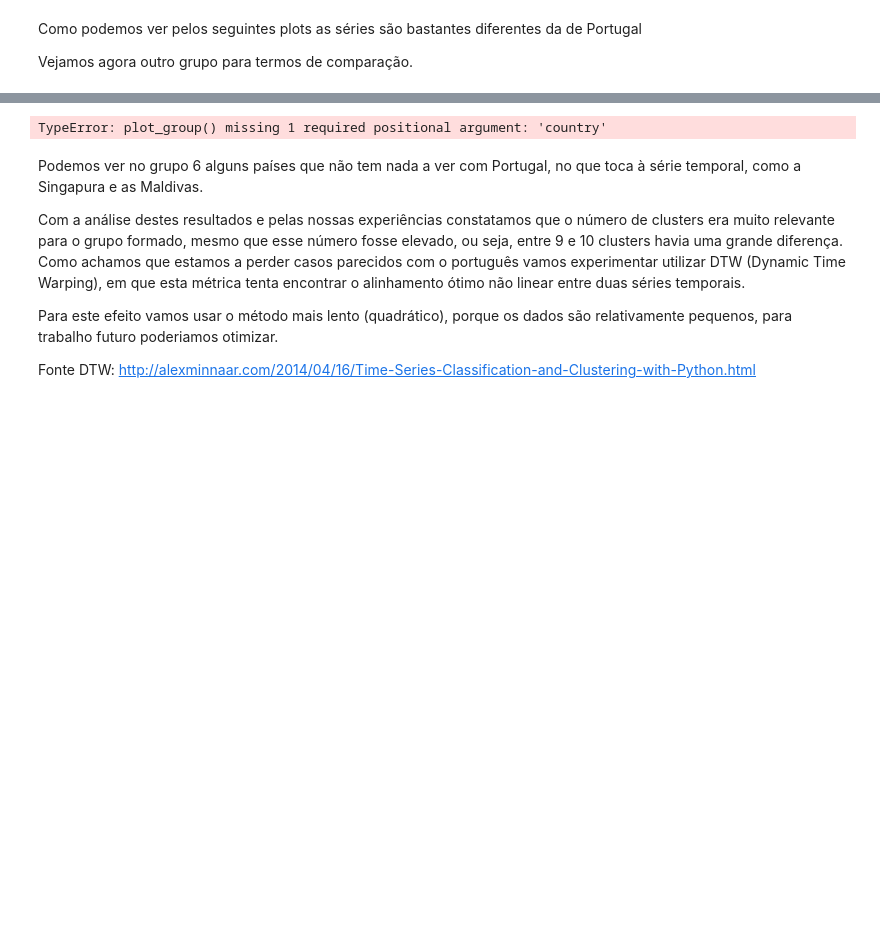
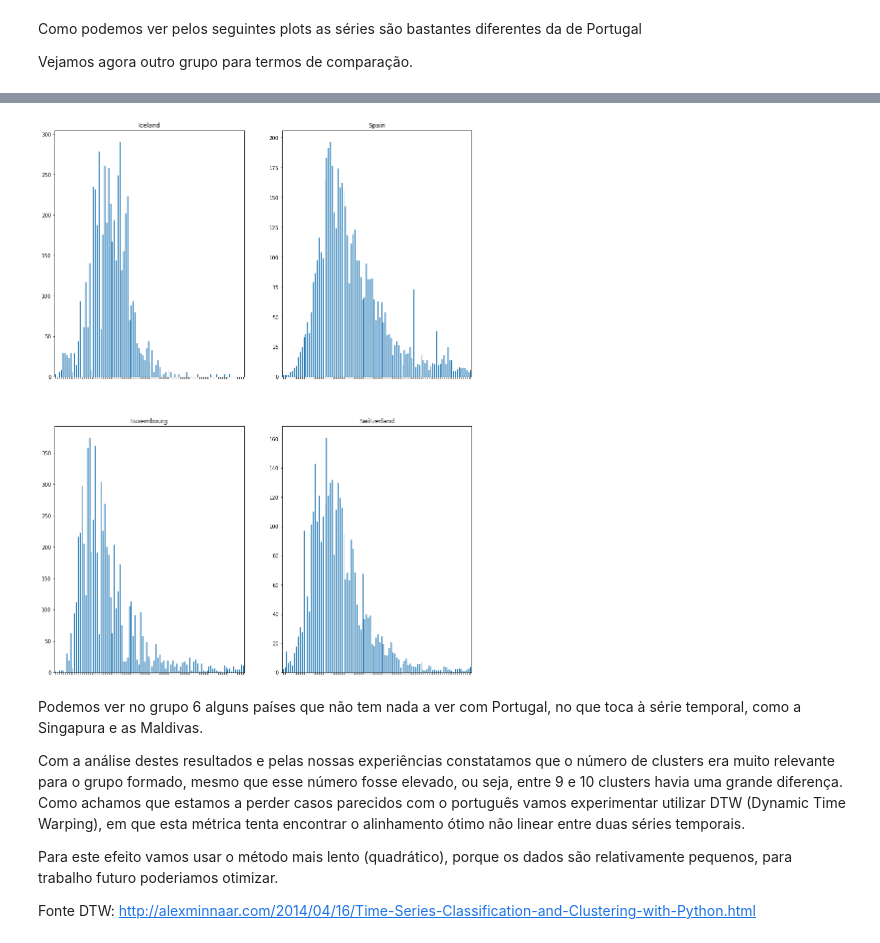
Before and after one commit to Dantas198/AA2-2019-20, a Jupyter notebook: AA2-Covid-19-Parte-III.ipynb, the cells around one changed output, grey strips where cells are left out. Drawn from its saved outputs; the diff is of its cells as text; code cells hidden in the pictures; blank space fills up the shorter version.

```diff
--- a/AA2-Covid-19-Parte-III.ipynb
+++ b/AA2-Covid-19-Parte-III.ipynb
@@ -214,7 +214,7 @@ portugal_group = get_group(grupo)
 ('Oman', 0)
 ('Singapore', 0)
 # %%
-def plot_group(rows, columns, group, country):
+def plot_group_p(rows, columns, group, country):
     fig, axes = plt.subplots(nrows=rows, ncols=columns, figsize=(15,20))
     x = y = 0
     for i in group:
@@ -233,6 +233,23 @@ def plot_group(rows, columns, group, country):
     for axis in axes.flat:
         plt.setp(axis.get_xticklabels(), visible=False)
     plt.show()
+
+def plot_group(rows, columns, group):
+    fig, axes = plt.subplots(nrows=rows, ncols=columns, figsize=(15,20))
+    x = y = 0
+    for i in group:
+        if y == columns:
+            break
+        chosen_countries.loc[i].transpose().plot(kind='bar', ax=axes[x][y], subplots=True, legend=False)
+        axes[x][y].set_title(i)
+        x += 1
+        if x == rows:
+            x = 0
+            y += 1
+
+    for axis in axes.flat:
+        plt.setp(axis.get_xticklabels(), visible=False)
+    plt.show()
 # %%
 rows = 3
 columns = 2
@@ -254,7 +274,7 @@ len(another_group)
 # %%
-plot_group(4, 2, another_group)
+plot_group(2, 2, another_group)
 # %% [output]
-TypeError: plot_group() missing 1 required positional argument: 'country'
+[figure, added]
 # %% [markdown]
 Podemos ver no grupo 6 alguns países que não tem nada a ver com Portugal, no que toca à série temporal, como a Singapura e as Maldivas.
 
```
Also changed, not shown: parts of 8 cells of this notebook.
